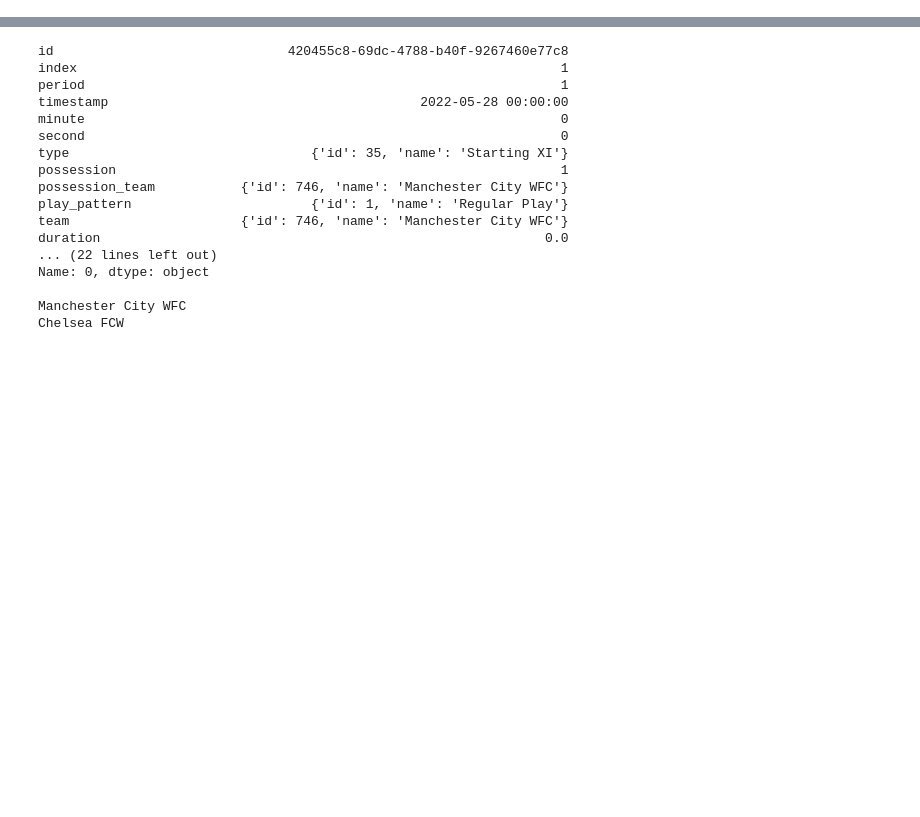
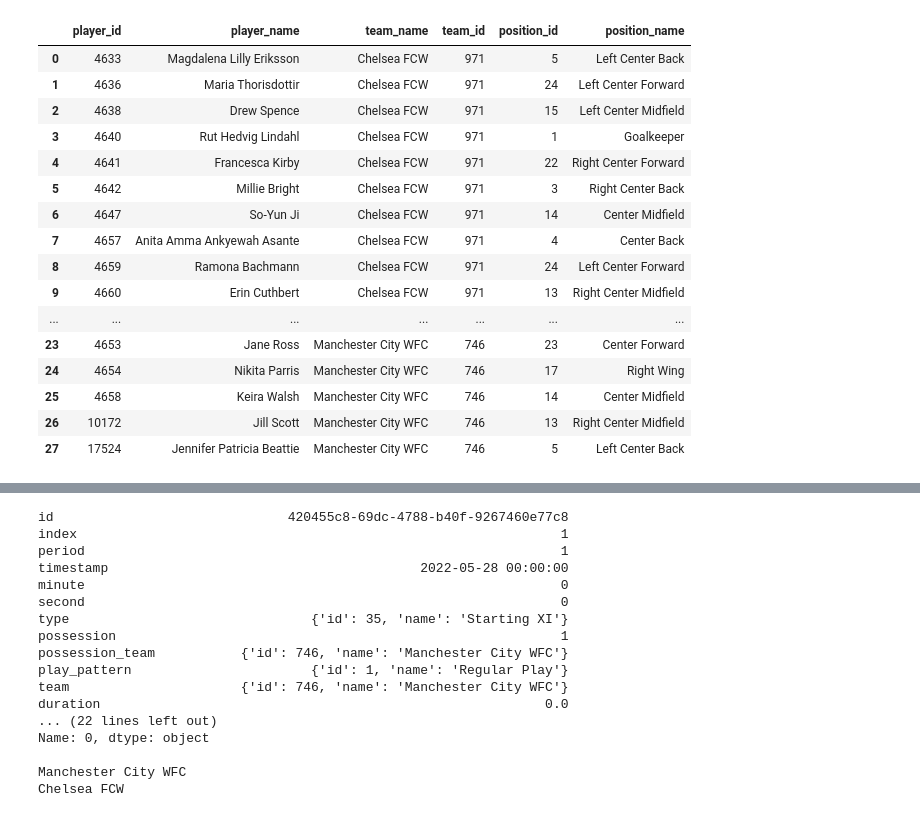
Before and after one commit to spcurtis13/WomenFootballCMEffectiveness, a Jupyter notebook: Untitled-1.ipynb, the cells around one changed output, grey strips where cells are left out. Drawn from its saved outputs; the diff is of its cells as text; code cells hidden in the pictures; blank space fills up the shorter version.

```diff
--- a/Untitled-1.ipynb
+++ b/Untitled-1.ipynb
@@ -8,10 +8,13 @@ import glob
 pd.options.display.max_columns = 15
 # %%
 filepath = "C:\\Users\\Snorlax\\Documents\\England_Euro-2004xG\\open-data\\data\\matches\\"
-competitions = ["37","49","72"]
-league_list = []
+competitions = ["37"]
+league_match_list = []
 for comp in competitions:
     path = filepath+comp
-    league_list.extend(glob.glob(path+"\\*.json"))
-league_list
+    print(path)
+    league_match_list.extend(glob.glob(path+"\\*.json"))
+league_match_list = ["C:\\Users\\Snorlax\\Documents\\England_Euro-2004xG\\open-data\\data\\matches\\37\\4.json"]
+#https://www.statsperform.com/resource/how-impactful-are-line-breaking-passes/
+#very important math stuff for futbol analytics
 # %% [output]
@@ -22,0 +22,16 @@ league_list
+# %%
+#extracting match specific information
+eventspath = "C:\\Users\\Snorlax\\Documents\\England_Euro-2004xG\\open-data\\data\\events\\"
+lineup_path = "C:\\Users\\Snorlax\\Documents\\England_Euro-2004xG\\open-data\\data\\lineups\\"
+match_list = []
+lineup_list = []
+temp_match = ""
+for season in league_match_list:
+    df_matches=pd.read_json(season)
+    for i in range(0,len(df_matches)):
+        temp_match = str(df_matches.iloc[i]['match_id'])
+        match_path = eventspath+temp_match+".json"
+        individual_lineup_path = lineup_path+temp_match+".json"
+        match_list.extend(glob.glob(match_path))
+        lineup_list.extend(glob.glob(individual_lineup_path))
+lineup_list
@@ -22,0 +116,36 @@ league_list
+# %%
+#https://towardsdatascience.com/all-pandas-json-normalize-you-should-know-for-flattening-json-13eae1dfb7dd
+player_dict ={}
+center_mid_positions = [9,10,11,13,14,15,18,19,20]
+temp_path = "C:\\Users\\Snorlax\\Documents\\England_Euro-2004xG\\open-data\\data\\lineups\\7298.json"
+data = json.load(f)
+player_info = pd.json_normalize(data,record_path = ['lineup'],meta=['team_name','team_id'])
+player_info['position_id'] = 0
+player_info['position_name'] = ''
+for i in range(0,len(player_info)):
+    x = player_info.loc[i,'positions'][0]['position_id']
+    player_info.loc[i,'position_id'] = x
+    player_info.loc[i,'position_name'] = player_info.loc[i,'positions'][0]['position']
+    #player_info.iloc[i]['postion_name'] = player_info.iloc[i]['positions'][1]['position']
+    #print('something')
+player_info = player_info[['player_id','player_name','team_name','team_id','position_id','position_name']]
+player_info
+#df_lineup
+# %% [output]
+|  | player_id | player_name | team_name | team_id | position_id | position_name |
+| 0 | 4633 | Magdalena Lilly Eriksson | Chelsea FCW | 971 | 5 | Left Center Back |
+| 1 | 4636 | Maria Thorisdottir | Chelsea FCW | 971 | 24 | Left Center Forward |
+| 2 | 4638 | Drew Spence | Chelsea FCW | 971 | 15 | Left Center Midfield |
+| 3 | 4640 | Rut Hedvig Lindahl | Chelsea FCW | 971 | 1 | Goalkeeper |
+| 4 | 4641 | Francesca Kirby | Chelsea FCW | 971 | 22 | Right Center Forward |
+| 5 | 4642 | Millie Bright | Chelsea FCW | 971 | 3 | Right Center Back |
+| 6 | 4647 | So-Yun Ji | Chelsea FCW | 971 | 14 | Center Midfield |
+| 7 | 4657 | Anita Amma Ankyewah Asante | Chelsea FCW | 971 | 4 | Center Back |
+| 8 | 4659 | Ramona Bachmann | Chelsea FCW | 971 | 24 | Left Center Forward |
+| 9 | 4660 | Erin Cuthbert | Chelsea FCW | 971 | 13 | Right Center Midfield |
+| ... | ... | ... | ... | ... | ... | ... |
+| 23 | 4653 | Jane Ross | Manchester City WFC | 746 | 23 | Center Forward |
+| 24 | 4654 | Nikita Parris | Manchester City WFC | 746 | 17 | Right Wing |
+| 25 | 4658 | Keira Walsh | Manchester City WFC | 746 | 14 | Center Midfield |
+| 26 | 10172 | Jill Scott | Manchester City WFC | 746 | 13 | Right Center Midfield |
+| 27 | 17524 | Jennifer Patricia Beattie | Manchester City WFC | 746 | 5 | Left Center Back |
```
Also changed, not shown: parts of 13 cells of this notebook.
